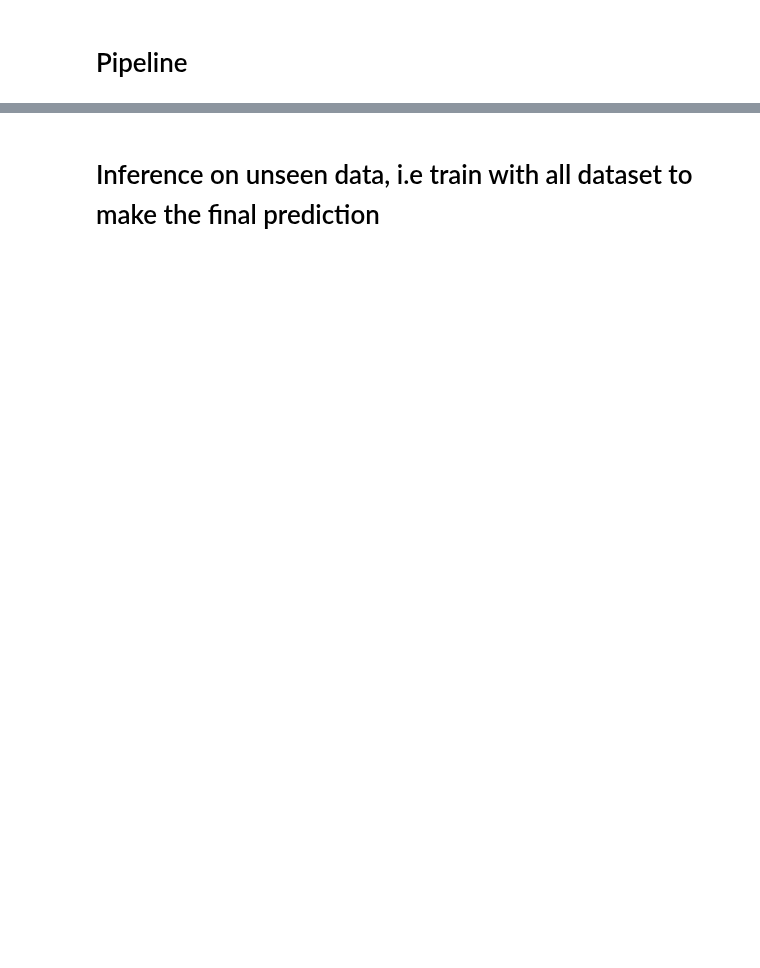
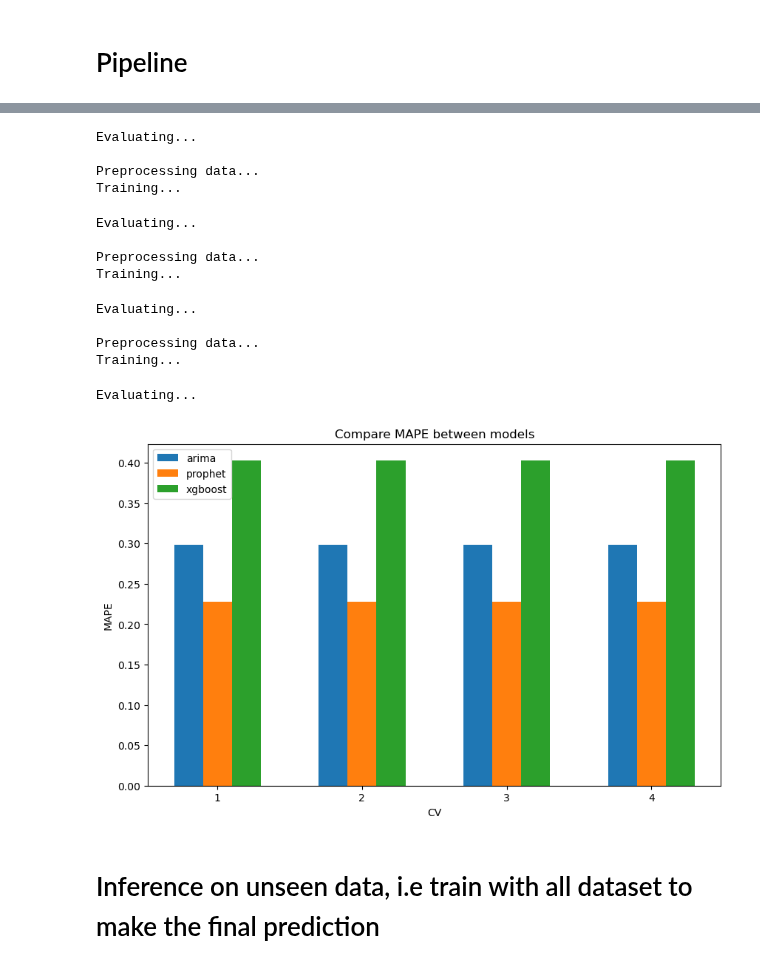
Before and after one commit to zuivu/porsche-forecast-sale, a Jupyter notebook: code/model.ipynb, the cells around one changed output, grey strips where cells are left out. Drawn from its saved outputs; the diff is of its cells as text; code cells hidden in the pictures; blank space fills up the shorter version.

```diff
--- a/code/model.ipynb
+++ b/code/model.ipynb
@@ -172,8 +172,8 @@ class SARIMAXModel(Model):
                                     stepwise=True)
 
     def predict(self):
-        y_predict = self.sarima.predict(n_periods=self.predict_periods, X=self.exogenous_data_val)
+        y_predict = self.sarima.predict(n_periods=self.predict_periods, X=self.exogenous_data_val).tolist()
         return y_predict
 
-SARIMAX_model = SARIMAXModel(data_cv[0])
-SARIMAX_model.run_eval()
+# SARIMAX_model = SARIMAXModel(data_cv[0], exo=False)
+# SARIMAX_model.run_eval()
@@ -281,10 +247,10 @@ class ProphetModel(Model):
     def predict(self):
         future = self.model.make_future_dataframe(periods=self.predict_periods, freq = "MS")
         forecast = self.model.predict(future)
-        predict = forecast.loc[len(self.y_train):, 'yhat']
+        predict = forecast.loc[len(self.y_train):, 'yhat'].tolist()
         return predict
 
-prophet_model = ProphetModel(data_cv[0])
-prophet_model.run_eval()
+# prophet_model = ProphetModel(data_cv[0])
+# prophet_model.run_eval()
 # %% [output]
 Importing plotly failed. Interactive plots will not work.
@@ -432,0 +305,5 @@ plt.show()
+# %%
+val_dev_set = dev_set.iloc[-TEST_PERIOD:, :]
+train_dev_set = dev_set.iloc[:-TEST_PERIOD, :]
+print("val 18 rows", TARGET_COL_NAME in val_dev_set.columns)
+val_dev_set.tail()
@@ -432,0 +331,2 @@ plt.show()
+# %%
+dev_set_meta = {"train":train_dev_set, "val":val_dev_set}
@@ -432,0 +523,47 @@ plt.show()
+# %%
+model_list = {
+    "arima": SARIMAXModel,
+    "prophet": ProphetModel,
+    "xgboost": XGBoostModel,
+}
+
+model_perf = {}
+for name, model in model_list.items():
+    model_perf[name] = []
+    for data in data_cv.values():
+        if name == "arima":
+            result = model(dev_set_meta, exo=False).run_eval(verbose=False)
+        else:
+            result = model(dev_set_meta).run_eval(verbose=False)
+
+        model_perf[name].append(result)
+
+# Visualize result
+#del model_perf["arima"]
+models = list(model_perf.keys())
+perf = list(model_perf.values())
+
+# Number of data blocks
+num_cv = len(perf[0])
+
+# Width of each bar
+bar_width = 0.2
+
+# Position of each bar on X-axis
+x = range(num_cv)
+
+# Plotting each cluster
+plt.figure(figsize=(10,6))
+for i, name in enumerate(models):
+    plt.bar([pos + i * bar_width for pos in x], perf[i], bar_width, label=name)
+
+# Adding labels and title
+plt.xlabel('CV')
+plt.ylabel('MAPE')
+plt.title('Compare MAPE between models')
+plt.xticks([pos + (len(models) - 1) * bar_width / 2 for pos in x], range(1, num_cv + 1))
+plt.legend()
+
+# Show plot
+plt.show()
+# %% [output]
@@ -433,3 +623,17 @@ plt.show()
+Evaluating...
+
+Preprocessing data...
+Training...
+Evaluating...
+
+Preprocessing data...
+Training...
+Evaluating...
+
+Preprocessing data...
+Training...
+Evaluating...
+[figure, added]
 # %% [markdown]
 # Inference on unseen data, i.e train with all dataset to make the final prediction
 # %%
```
Also changed, not shown: parts of 21 cells of this notebook.
